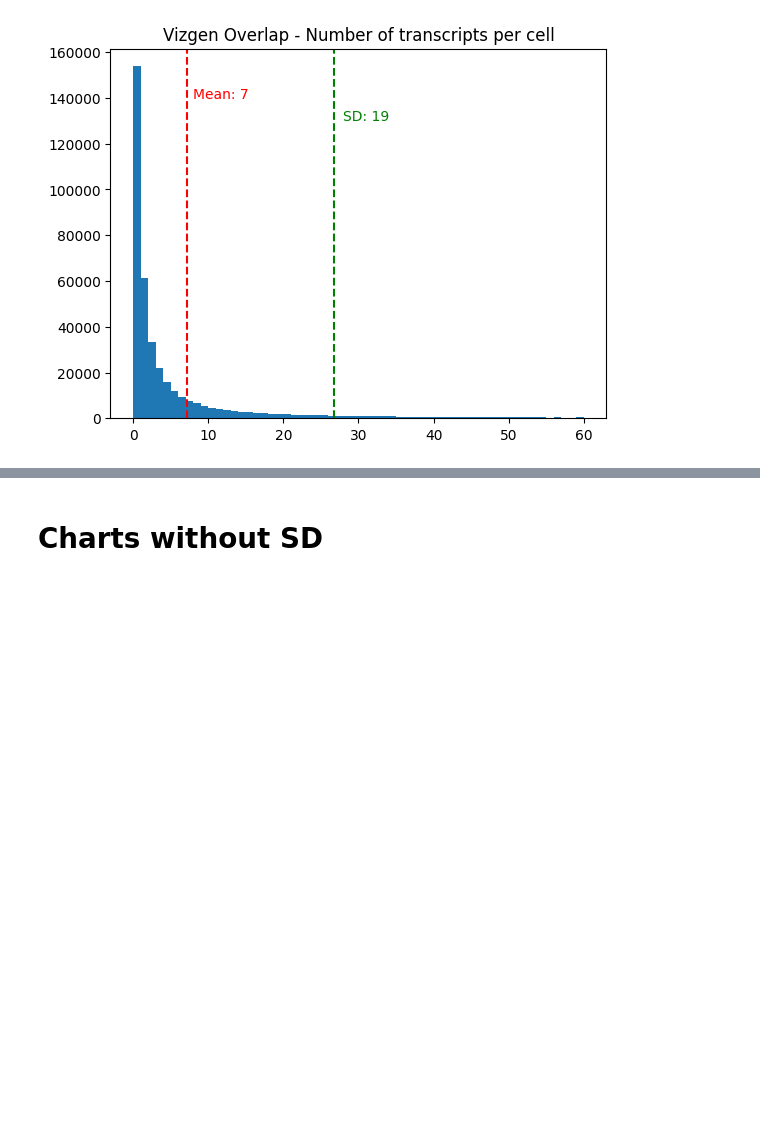
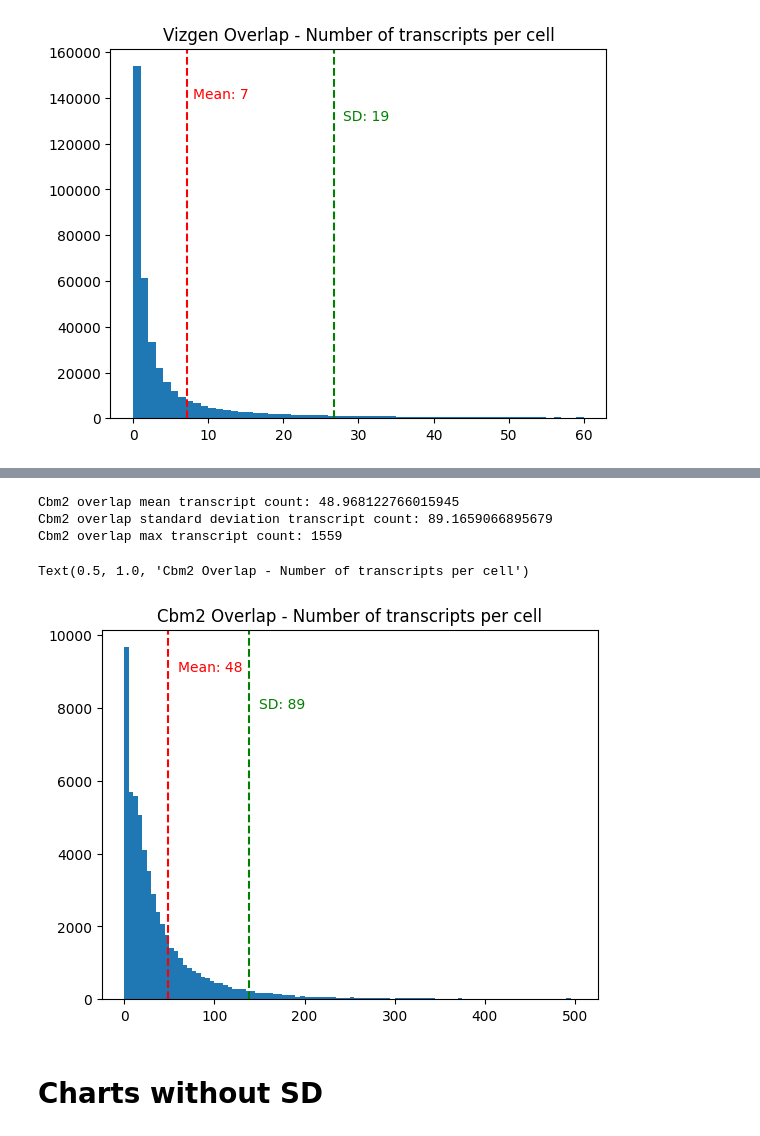
Before and after one commit to krisalejo/scRNA-seq-tech-comparisons, a Jupyter notebook: Transcripts per cell - Mean with SD histograms.ipynb, the cells around one changed output, grey strips where cells are left out. Cells and saved outputs as stored; diff of their text form; code cells hidden in the pictures; blank space fills up the shorter version.

Commit message:
add cbm2 overlap

```diff
--- a/Transcripts per cell - Mean with SD histograms.ipynb
+++ b/Transcripts per cell - Mean with SD histograms.ipynb
@@ -488,0 +482,3 @@ AnnData object with n_obs × n_vars = 57489 × 223
+# %%
+cmb2_cell_df = pd.read_csv(r"D:\SMI-0214_DonCleveland_UCSD\SMI-0214_DonCleveland_UCSD\cbm2_single_cell_raw_counts.csv")
+cmb2_cell_df
@@ -488,0 +499,3 @@ AnnData object with n_obs × n_vars = 57489 × 223
+# %%
+cbm2_overlap = cmb2_cell_df.loc[:, [gene for gene in cmb2_cell_df.columns if gene in gene_overlap_list]]
+cbm2_overlap
@@ -488,0 +516,3 @@ AnnData object with n_obs × n_vars = 57489 × 223
+# %%
+cbm2_overlap_transcript_counts = cbm2_overlap.sum(axis = 1)
+cbm2_overlap_transcript_counts
@@ -489,3 +532,22 @@ AnnData object with n_obs × n_vars = 57489 × 223
+# %%
+print(f'Cbm2 overlap mean transcript count: {cbm2_overlap_transcript_counts.mean()}')
+print(f'Cbm2 overlap standard deviation transcript count: {cbm2_overlap_transcript_counts.std()}')
+print(f'Cbm2 overlap max transcript count: {cbm2_overlap_transcript_counts.max()}')
+# %% [output]
+Cbm2 overlap mean transcript count: 48.968122766015945
+Cbm2 overlap standard deviation transcript count: 89.1659066895679
+Cbm2 overlap max transcript count: 1559
+# %%
+plt.hist(cbm2_overlap_transcript_counts, bins = 100, range = (0,500))
+plt.axvline(cbm2_overlap_transcript_counts.mean(), color = 'red', linestyle = 'dashed', label = 'Mean')
+plt.text(60, 9000, f'Mean: {int(cbm2_overlap_transcript_counts.mean())}', color = 'red')
+#plt.axvline(cbm2_overlap_transcript_counts.mean() - cbm2_overlap_transcript_counts.std(), color = 'green', linestyle = 'dashed', label = '-1 SD')
+plt.text(150, 8000, f'SD: {int(cbm2_overlap_transcript_counts.std())}', color = 'green')
+plt.axvline(cbm2_overlap_transcript_counts.mean() + cbm2_overlap_transcript_counts.std(), color = 'green', linestyle = 'dashed', label = '+1 SD')
+plt.title('Cbm2 Overlap - Number of transcripts per cell')
+# %% [output]
+Text(0.5, 1.0, 'Cbm2 Overlap - Number of transcripts per cell')
+[figure, added]
 # %% [markdown]
 # Charts without SD
 # %%
```
Also changed, not shown: parts of 6 cells of this notebook.
